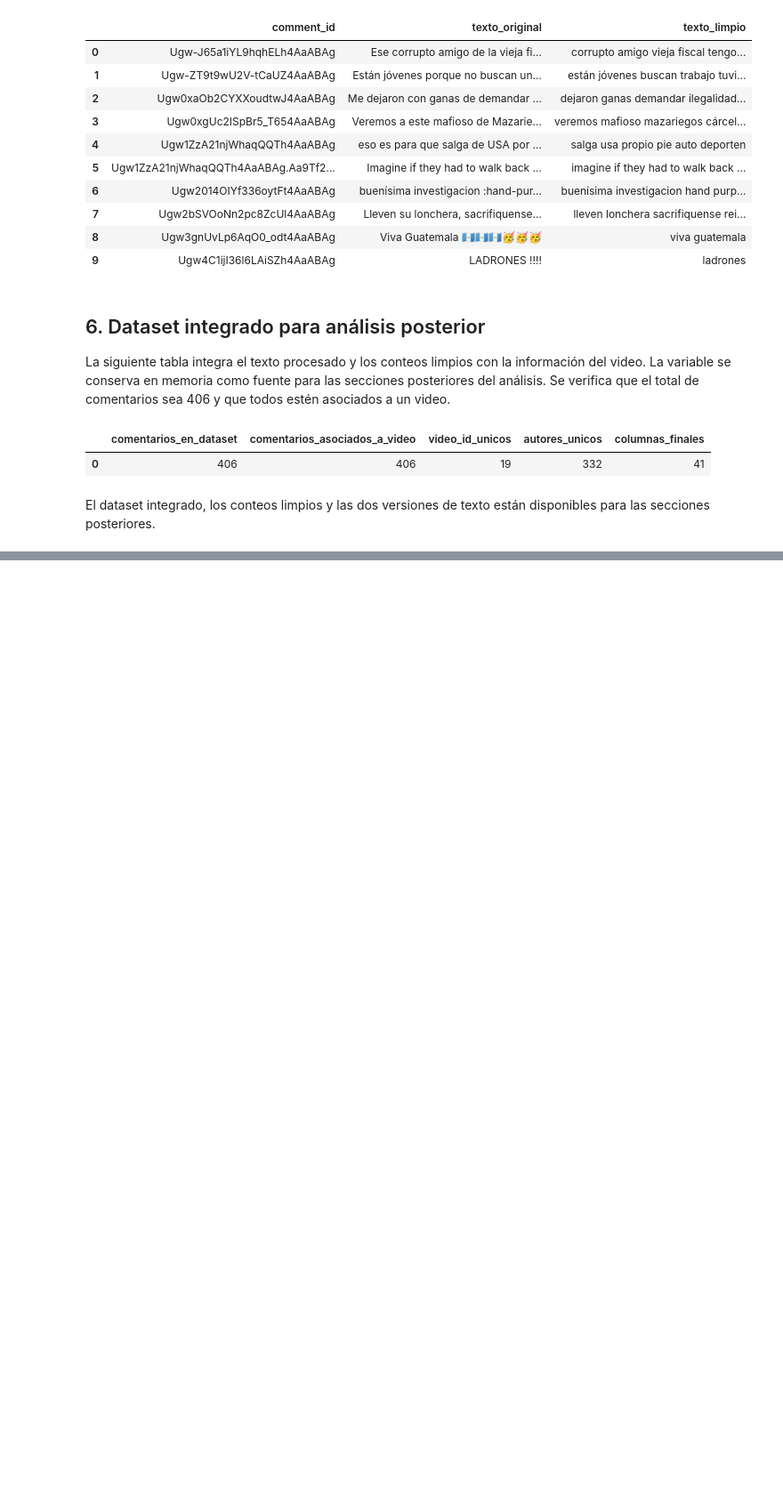
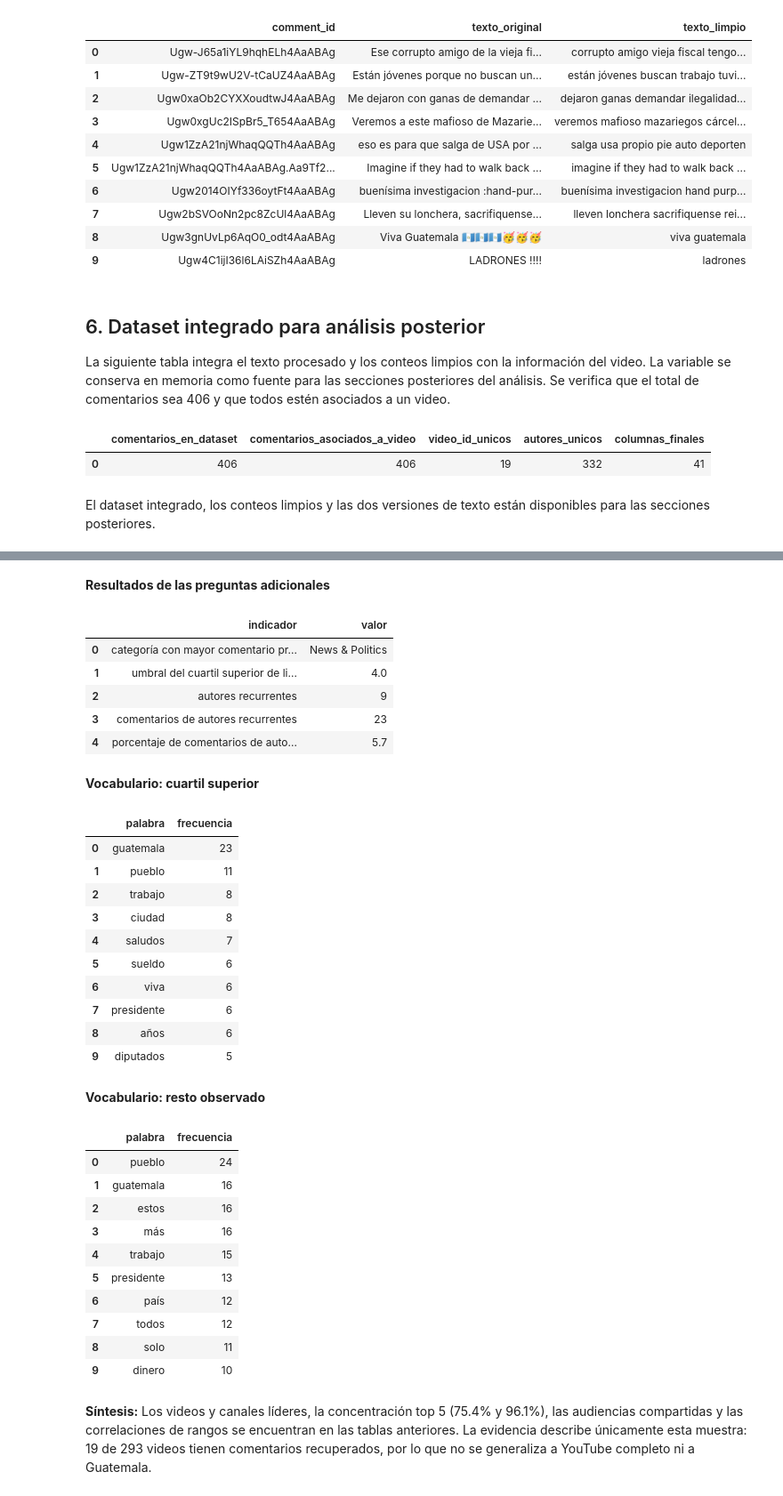
Before and after one commit to diegoanro22/DS-LAB06, a Jupyter notebook: notebooks/Laboratorio_6_Analisis_Redes_YouTube.ipynb, the cells around one changed output, grey strips where cells are left out. Shown at 89% size. Cells and saved outputs as stored; diff of their text form; code cells hidden in the pictures; blank space fills up the shorter version.

```diff
--- a/notebooks/Laboratorio_6_Analisis_Redes_YouTube.ipynb
+++ b/notebooks/Laboratorio_6_Analisis_Redes_YouTube.ipynb
@@ -312,0 +473,41 @@ El dataset integrado, los conteos limpios y las dos versiones de texto están di
+# %%
+likes = comentarios.dropna(subset=['like_count_limpio']).copy(); umbral_like = likes.like_count_limpio.quantile(.75); likes['grupo'] = np.where(likes.like_count_limpio >= umbral_like, 'cuartil superior', 'resto observado')
+vocabulario_likes = {g: frecuencias([t for x in d.texto_limpio for t in x.split()], 'palabra', 10) for g,d in likes.groupby('grupo')}
+recurrentes = set(autores_recurrentes.author_channel_id); n_rec = int(comentarios.author_channel_id.isin(recurrentes).sum())
+resumen_preguntas = pd.DataFrame({'indicador':['categoría con mayor comentario promedio','umbral del cuartil superior de likes observados','autores recurrentes','comentarios de autores recurrentes','porcentaje de comentarios de autores recurrentes'], 'valor':[tabla_categorias.loc[tabla_categorias.comentarios_por_video.idxmax(),'category'], umbral_like, len(recurrentes), n_rec, round(100*n_rec/len(comentarios),1)]})
+display(Markdown('**Resultados de las preguntas adicionales**')); display(resumen_preguntas)
+for g,t in vocabulario_likes.items(): display(Markdown(f'**Vocabulario: {g}**')); display(t)
+display(Markdown(f'**Síntesis:** Los videos y canales líderes, la concentración top 5 ({concentracion.porcentaje.iloc[0]:.1f}% y {concentracion.porcentaje.iloc[1]:.1f}%), las audiencias compartidas y las correlaciones de rangos se encuentran en las tablas anteriores. La evidencia describe únicamente esta muestra: {comentarios.video_id.nunique()} de {videos.video_id.nunique()} videos tienen comentarios recuperados, por lo que no se generaliza a YouTube completo ni a Guatemala.') )
+# %% [output]
+**Resultados de las preguntas adicionales**
+|  | indicador | valor |
+| 0 | categoría con mayor comentario pr... | News & Politics |
+| 1 | umbral del cuartil superior de li... | 4.0 |
+| 2 | autores recurrentes | 9 |
+| 3 | comentarios de autores recurrentes | 23 |
+| 4 | porcentaje de comentarios de auto... | 5.7 |
+**Vocabulario: cuartil superior**
+|  | palabra | frecuencia |
+| 0 | guatemala | 23 |
+| 1 | pueblo | 11 |
+| 2 | trabajo | 8 |
+| 3 | ciudad | 8 |
+| 4 | saludos | 7 |
+| 5 | sueldo | 6 |
+| 6 | viva | 6 |
+| 7 | presidente | 6 |
+| 8 | años | 6 |
+| 9 | diputados | 5 |
+**Vocabulario: resto observado**
+|  | palabra | frecuencia |
+| 0 | pueblo | 24 |
+| 1 | guatemala | 16 |
+| 2 | estos | 16 |
+| 3 | más | 16 |
+| 4 | trabajo | 15 |
+| 5 | presidente | 13 |
+| 6 | país | 12 |
+| 7 | todos | 12 |
+| 8 | solo | 11 |
+| 9 | dinero | 10 |
+**Síntesis:** Los videos y canales líderes, la concentración top 5 (75.4% y 96.1%), las audiencias compartidas y las correlaciones de rangos se encuentran en las tablas anteriores. La evidencia describe únicamente esta muestra: 19 de 293 videos tienen comentarios recuperados, por lo que no se generaliza a YouTube completo ni a Guatemala.
```
Also changed, not shown: parts of 5 cells of this notebook.
